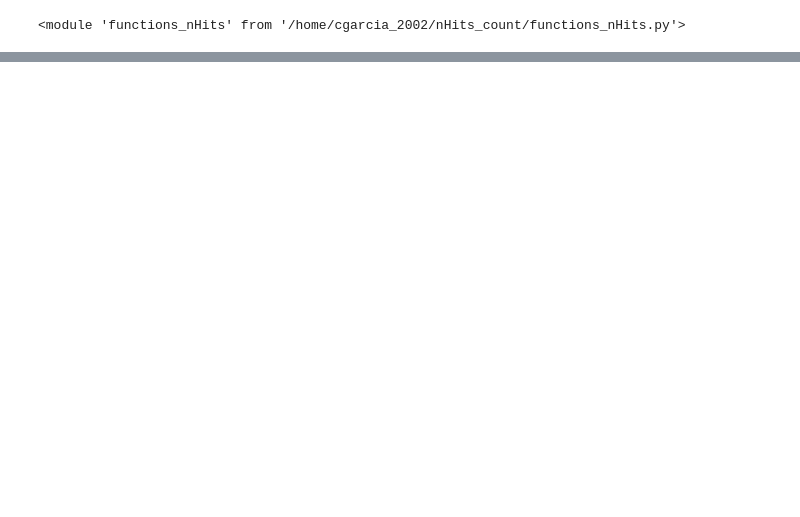
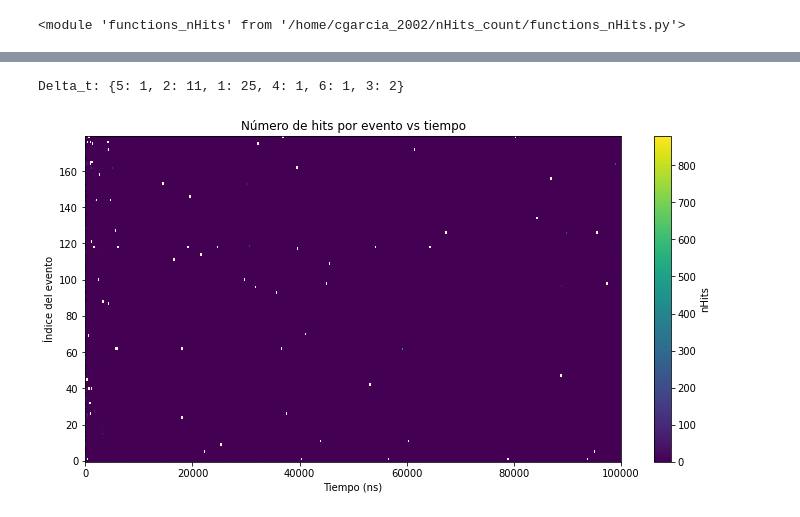
Before and after one commit to halmamol/WCTECoincidence_Analysis, a Jupyter notebook: nHits_count/jupyter_notebooks/neutronDetection.ipynb, the cells around one changed output, grey strips where cells are left out. Saved outputs shown, nothing was run; the diff lists cells and outputs as text; code cells hidden in the pictures; blank space fills up the shorter version.

```diff
--- a/nHits_count/jupyter_notebooks/neutronDetection.ipynb
+++ b/nHits_count/jupyter_notebooks/neutronDetection.ipynb
@@ -116,3 +123,53 @@ analyzing event number 220
+# %%
+print("Delta_t:", multiplicity)
+# %% [output]
+Delta_t: {5: 1, 2: 11, 1: 25, 4: 1, 6: 1, 3: 2}
+# %%
+# Suponiendo que nHits_df es una lista de arrays de igual longitud
+z = np.vstack(nHits_df)  # shape: (num_events, num_times)
+
+# Eje X: el array de tiempos (por ejemplo, times_array_out)
+x = times_array
+
+# Eje Y: índices de eventos
+y = np.arange(z.shape[0])
+
+# Creamos la malla de coordenadas X, Y para pcolormesh
+X, Y = np.meshgrid(x, y)
+
+plt.figure(figsize=(12, 6))
+pcm = plt.pcolormesh(X, Y, z, shading='auto', cmap='viridis', edgecolors='none')
+
+# Create a mask with NaNs everywhere
+highlight_mask = np.full_like(z, np.nan, dtype=float)
+
+# Fill with 1.0 where you want red squares (from Delta_t dict)
+for y_idx, x_vals in Delta_t_3d.items():
+    if np.isscalar(x_vals):
+        x_vals = [x_vals]
+    for t in x_vals:
+        try:
+            j = np.where(x == t)[0][0]  # Get x index
+            highlight_mask[y_idx, j] = 1.0
+        except IndexError:
+            print("Time not found in x:", t)
+
+
+plt.xlabel("Tiempo (ns)")
+plt.ylabel("Índice del evento")
+plt.title("Número de hits por evento vs tiempo")
+cbar = plt.colorbar(pcm)
+cbar.set_label("nHits")
+
+# Overlay red cells (with NaN-masked values)
+plt.pcolormesh(X, Y, highlight_mask, shading='auto', cmap='Reds', edgecolors='none')
+
+#plt.tight_layout()
+plt.savefig(f"nHits_vs_time_{Partition}_prompt_{width_bin}.pdf")
+plt.savefig(f"nHits_vs_time_{Partition}_prompt_{width_bin}.png", facecolor='white')
+plt.show()
+# %% [output]
+[figure, added]
 # %%
 bin_t = 1000
 DeltaT = np.arange(0, 100, 1)
```
Also changed, not shown: parts of 4 cells of this notebook, 5 other files.
